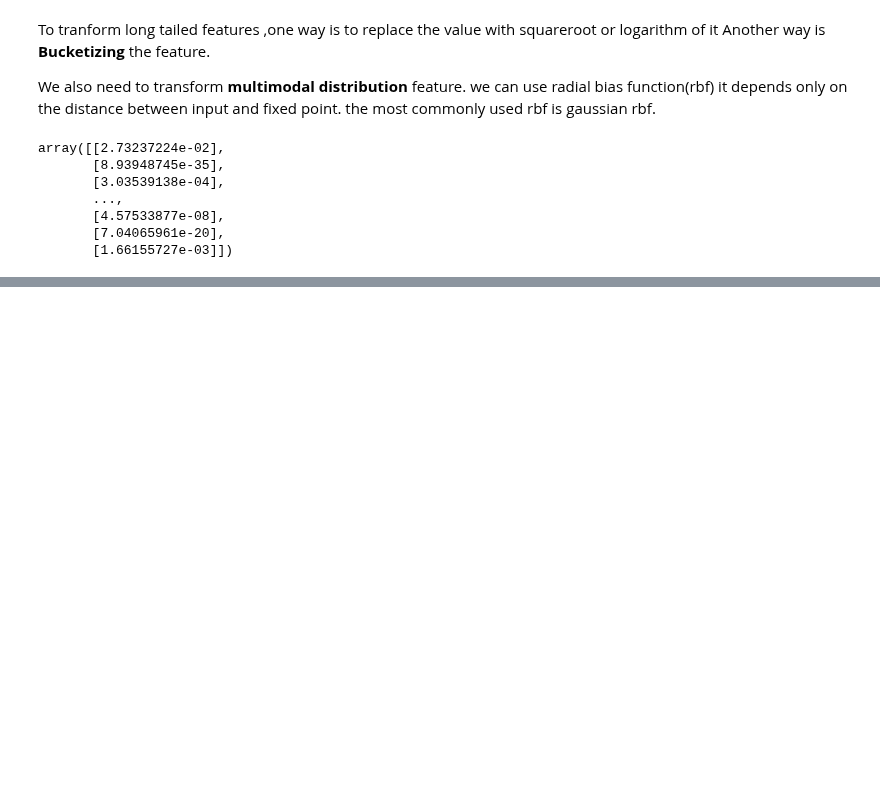
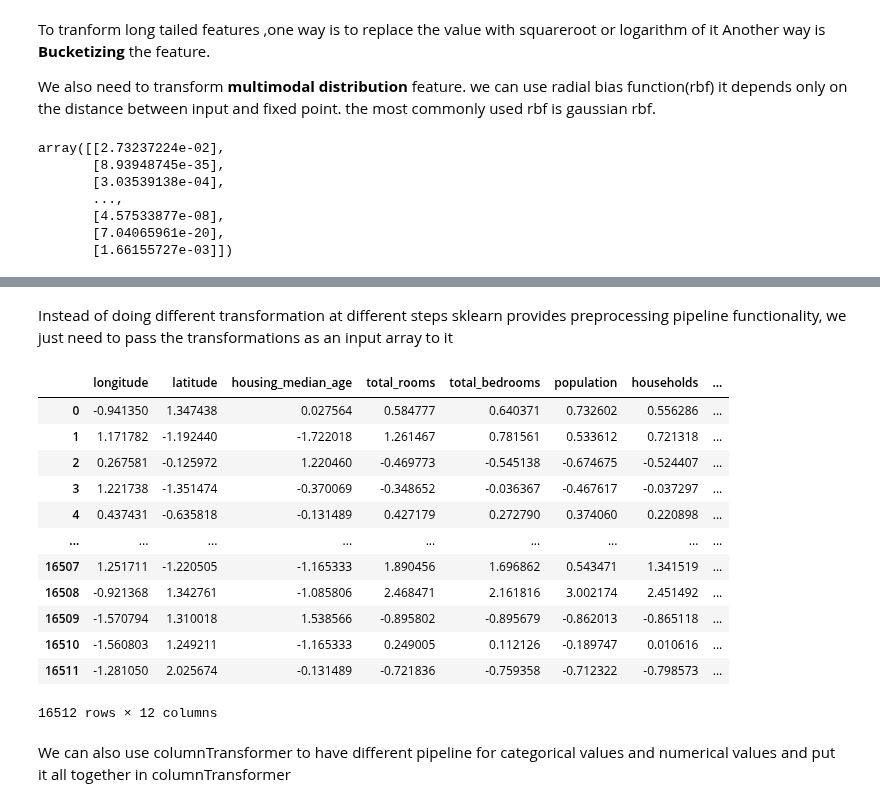
Before and after one commit to usadhana025/Hands_on_ml, a Jupyter notebook: Notebooks/end_to_end_project.ipynb, the cells around one changed output, grey strips where cells are left out. Saved outputs shown, nothing was run; the diff lists cells and outputs as text; code cells hidden in the pictures; blank space fills up the shorter version.

Commit message:
end to end house prediction project includes data imputing, data processing pipeline and model fit

```diff
--- a/Notebooks/end_to_end_project.ipynb
+++ b/Notebooks/end_to_end_project.ipynb
@@ -528,0 +563,33 @@ array([[2.73237224e-02],
+# %% [markdown]
+Instead of doing different transformation at different steps sklearn provides preprocessing pipeline functionality, we just need to pass the transformations as an input array to it
+# %%
+from sklearn.pipeline import Pipeline
+from sklearn.preprocessing import StandardScaler
+num_pipeline=Pipeline([
+    ("impute",SimpleImputer(strategy="median")),
+     ("standarize",StandardScaler())
+])
+# %%
+df_housing_num_prepared=num_pipeline.fit_transform(housing_num)
+# %%
+df_housing_num_prepared=pd.DataFrame(df_housing_num_prepared,columns=num_pipeline.get_feature_names_out()
+
+)
+# %%
+df_housing_num_prepared
+# %% [output]
+|  | longitude | latitude | housing_median_age | total_rooms | total_bedrooms | population | households | ... |
+| 0 | -0.941350 | 1.347438 | 0.027564 | 0.584777 | 0.640371 | 0.732602 | 0.556286 | ... |
+| 1 | 1.171782 | -1.192440 | -1.722018 | 1.261467 | 0.781561 | 0.533612 | 0.721318 | ... |
+| 2 | 0.267581 | -0.125972 | 1.220460 | -0.469773 | -0.545138 | -0.674675 | -0.524407 | ... |
+| 3 | 1.221738 | -1.351474 | -0.370069 | -0.348652 | -0.036367 | -0.467617 | -0.037297 | ... |
+| 4 | 0.437431 | -0.635818 | -0.131489 | 0.427179 | 0.272790 | 0.374060 | 0.220898 | ... |
+| ... | ... | ... | ... | ... | ... | ... | ... | ... |
+| 16507 | 1.251711 | -1.220505 | -1.165333 | 1.890456 | 1.696862 | 0.543471 | 1.341519 | ... |
+| 16508 | -0.921368 | 1.342761 | -1.085806 | 2.468471 | 2.161816 | 3.002174 | 2.451492 | ... |
+| 16509 | -1.570794 | 1.310018 | 1.538566 | -0.895802 | -0.895679 | -0.862013 | -0.865118 | ... |
+| 16510 | -1.560803 | 1.249211 | -1.165333 | 0.249005 | 0.112126 | -0.189747 | 0.010616 | ... |
+| 16511 | -1.281050 | 2.025674 | -0.131489 | -0.721836 | -0.759358 | -0.712322 | -0.798573 | ... |
+16512 rows × 12 columns
+# %% [markdown]
+We can also use columnTransformer to have different pipeline for categorical values and numerical values and put it all together in columnTransformer
```
Also changed, not shown: parts of 6 cells of this notebook.
